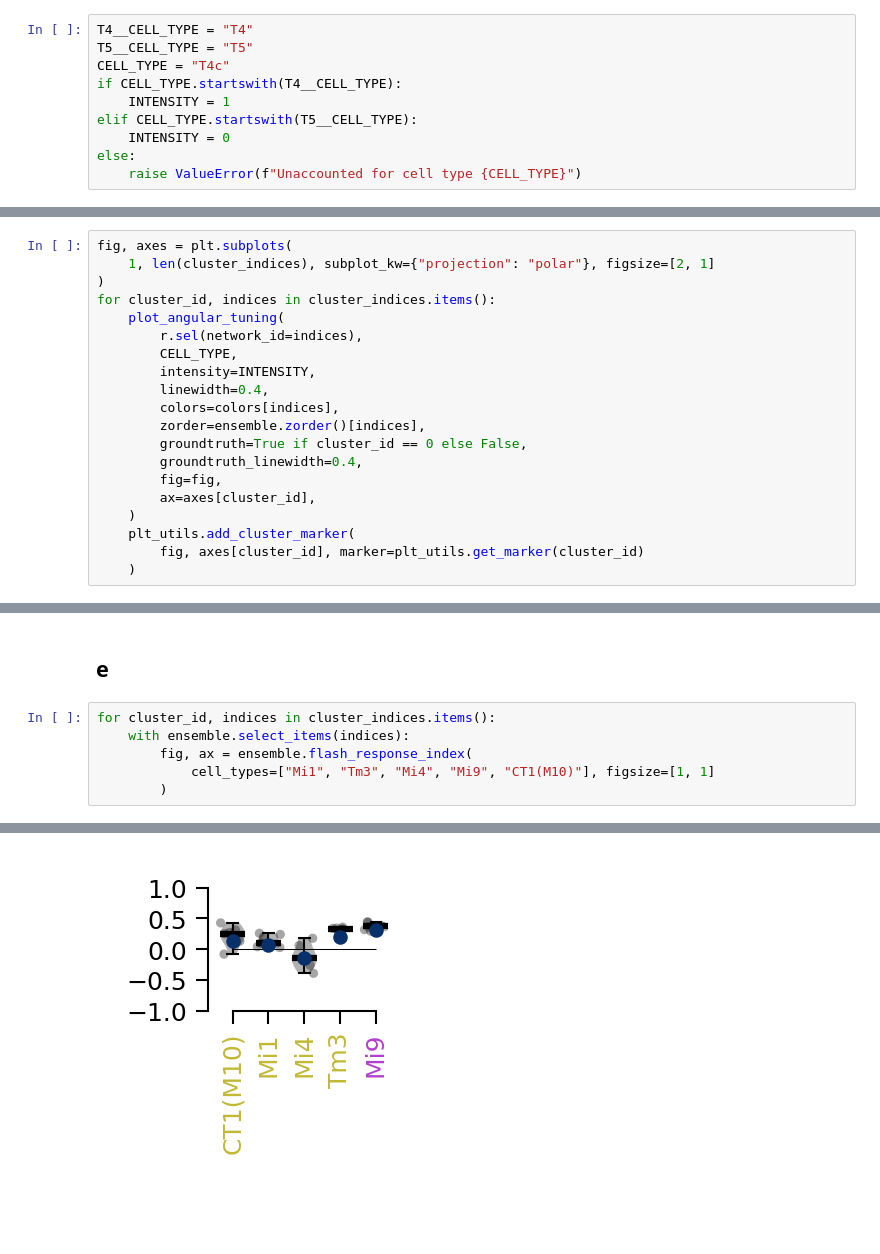
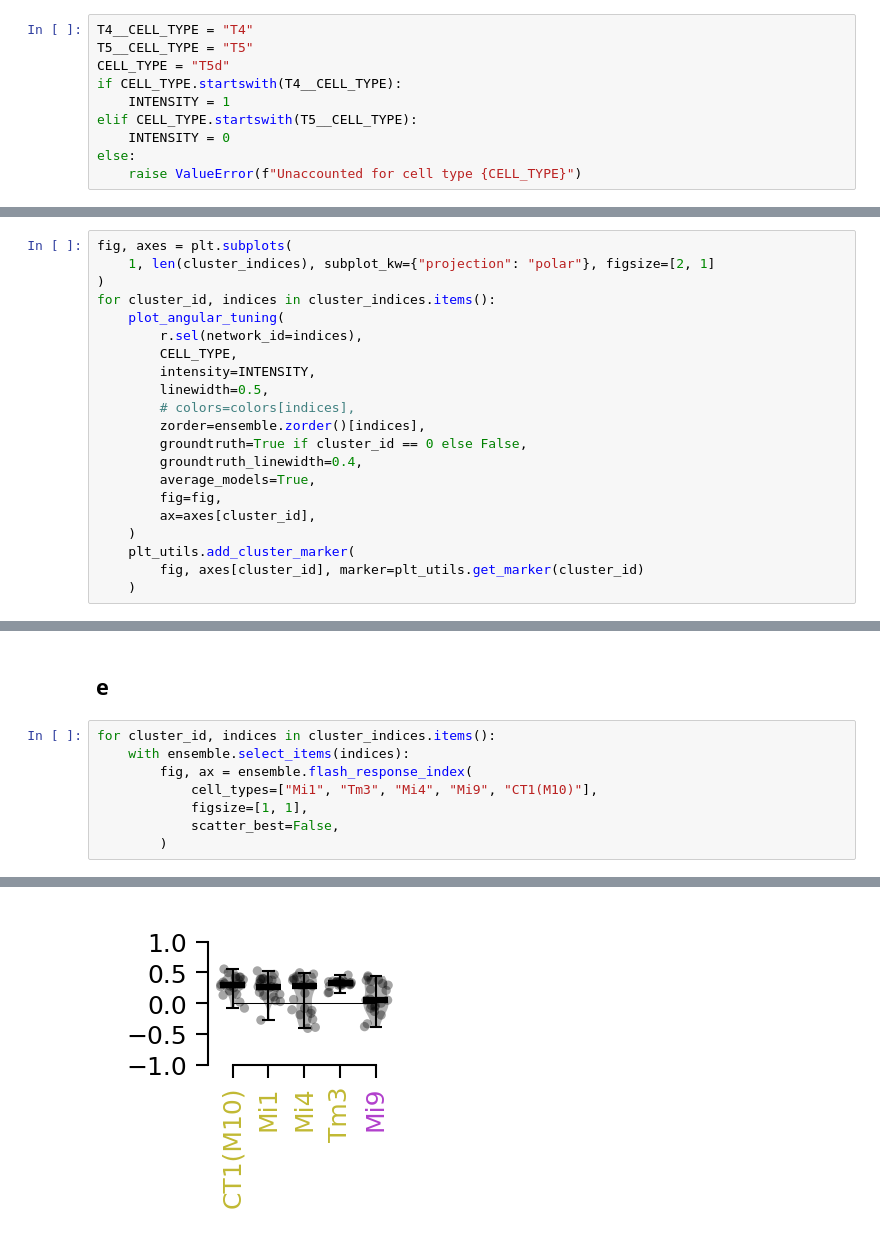
Before and after one commit to ckaraneen/flyvis, a Jupyter notebook: examples/figure_03_naturalistic_stimuli_responses.ipynb, the cells around one changed output, grey strips where cells are left out. Drawn from its saved outputs; the diff is of its cells as text; blank space fills up the shorter version.

```diff
--- a/examples/figure_03_naturalistic_stimuli_responses.ipynb
+++ b/examples/figure_03_naturalistic_stimuli_responses.ipynb
@@ -20,7 +20,7 @@ ensemble = EnsembleView(
 # %%
 T4__CELL_TYPE = "T4"
 T5__CELL_TYPE = "T5"
-CELL_TYPE = "T4c"
+CELL_TYPE = "T5d"
 if CELL_TYPE.startswith(T4__CELL_TYPE):
     INTENSITY = 1
 elif CELL_TYPE.startswith(T5__CELL_TYPE):
@@ -98,11 +89,12 @@ for cluster_id, indices in cluster_indices.items():
         r.sel(network_id=indices),
         CELL_TYPE,
         intensity=INTENSITY,
-        linewidth=0.4,
-        colors=colors[indices],
+        linewidth=0.5,
+        # colors=colors[indices],
         zorder=ensemble.zorder()[indices],
         groundtruth=True if cluster_id == 0 else False,
         groundtruth_linewidth=0.4,
+        average_models=True,
         fig=fig,
         ax=axes[cluster_id],
     )
@@ -117,6 +109,8 @@ for cluster_id, indices in cluster_indices.items():
 for cluster_id, indices in cluster_indices.items():
     with ensemble.select_items(indices):
         fig, ax = ensemble.flash_response_index(
-            cell_types=["Mi1", "Tm3", "Mi4", "Mi9", "CT1(M10)"], figsize=[1, 1]
+            cell_types=["Mi1", "Tm3", "Mi4", "Mi9", "CT1(M10)"],
+            figsize=[1, 1],
+            scatter_best=False,
         )
 # %% [output]
@@ -141 +135 @@ for cluster_id, indices in cluster_indices.items():
-[figure, old version]
+[figure, new version]
```
Also changed, not shown: parts of 5 cells of this notebook.
